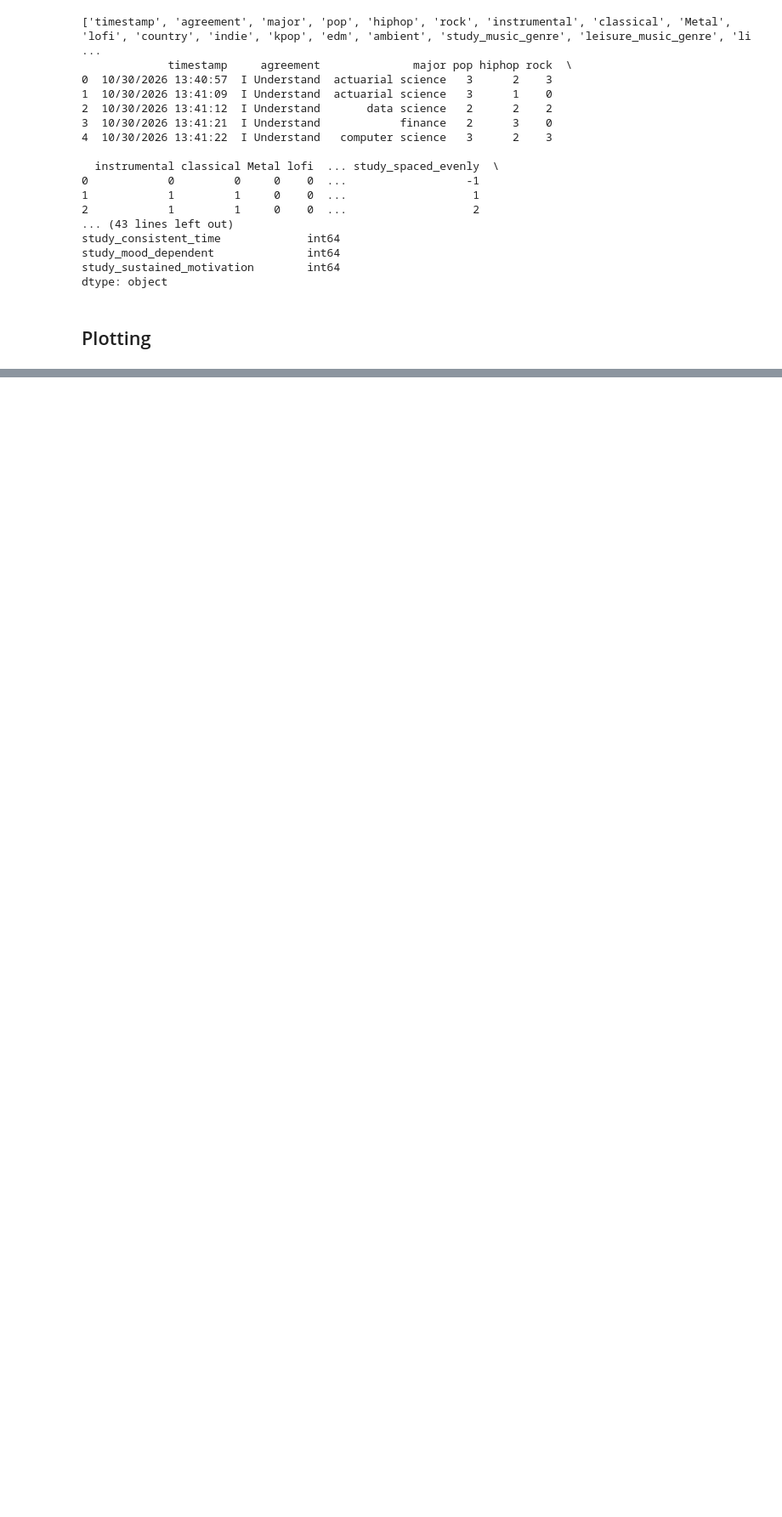
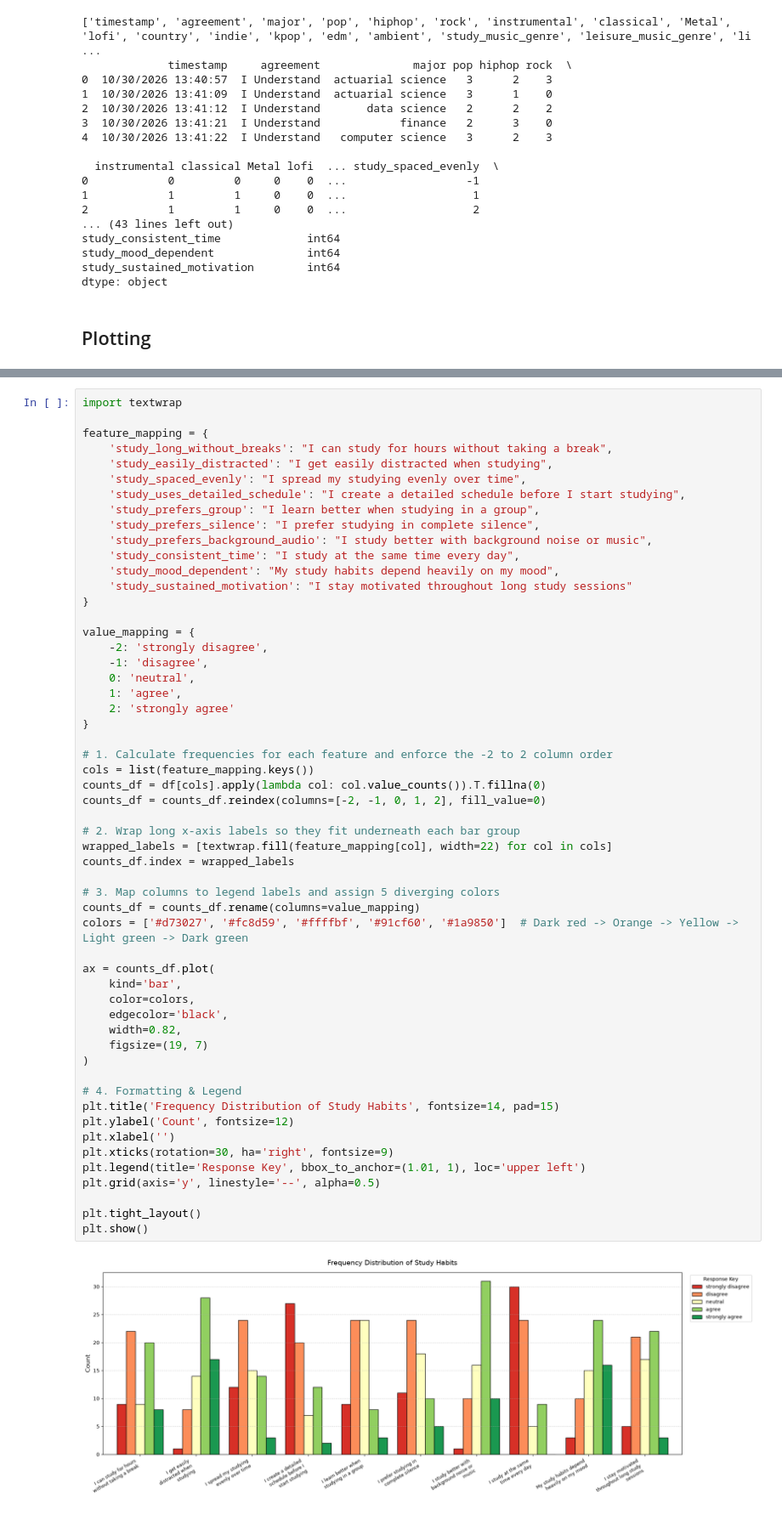
Before and after one commit to jobid0212/stats-project, a Jupyter notebook: music_study_prediction.ipynb, the cells around one changed output, grey strips where cells are left out. Shown at 85% size. Cells and saved outputs as stored; diff of their text form; blank space fills up the shorter version.

```diff
--- a/music_study_prediction.ipynb
+++ b/music_study_prediction.ipynb
@@ -274,0 +320,57 @@ dtype: object
+# %%
+import textwrap
+
+feature_mapping = {
+    'study_long_without_breaks': "I can study for hours without taking a break",
+    'study_easily_distracted': "I get easily distracted when studying",
+    'study_spaced_evenly': "I spread my studying evenly over time",
+    'study_uses_detailed_schedule': "I create a detailed schedule before I start studying",
+    'study_prefers_group': "I learn better when studying in a group",
+    'study_prefers_silence': "I prefer studying in complete silence",
+    'study_prefers_background_audio': "I study better with background noise or music",
+    'study_consistent_time': "I study at the same time every day",
+    'study_mood_dependent': "My study habits depend heavily on my mood",
+    'study_sustained_motivation': "I stay motivated throughout long study sessions"
+}
+
+value_mapping = {
+    -2: 'strongly disagree',
+    -1: 'disagree',
+    0: 'neutral',
+    1: 'agree',
+    2: 'strongly agree'
+}
+
+# 1. Calculate frequencies for each feature and enforce the -2 to 2 column order
+cols = list(feature_mapping.keys())
+counts_df = df[cols].apply(lambda col: col.value_counts()).T.fillna(0)
+counts_df = counts_df.reindex(columns=[-2, -1, 0, 1, 2], fill_value=0)
+
+# 2. Wrap long x-axis labels so they fit underneath each bar group
+wrapped_labels = [textwrap.fill(feature_mapping[col], width=22) for col in cols]
+counts_df.index = wrapped_labels
+
+# 3. Map columns to legend labels and assign 5 diverging colors
+counts_df = counts_df.rename(columns=value_mapping)
+colors = ['#d73027', '#fc8d59', '#ffffbf', '#91cf60', '#1a9850']  # Dark red -> Orange -> Yellow -> Light green -> Dark green
+
+ax = counts_df.plot(
+    kind='bar',
+    color=colors,
+    edgecolor='black',
+    width=0.82,
+    figsize=(19, 7)
+)
+
+# 4. Formatting & Legend
+plt.title('Frequency Distribution of Study Habits', fontsize=14, pad=15)
+plt.ylabel('Count', fontsize=12)
+plt.xlabel('')
+plt.xticks(rotation=30, ha='right', fontsize=9)
+plt.legend(title='Response Key', bbox_to_anchor=(1.01, 1), loc='upper left')
+plt.grid(axis='y', linestyle='--', alpha=0.5)
+
+plt.tight_layout()
+plt.show()
+# %% [output]
+[figure, added]
```
Also changed, not shown: parts of 8 cells of this notebook.
